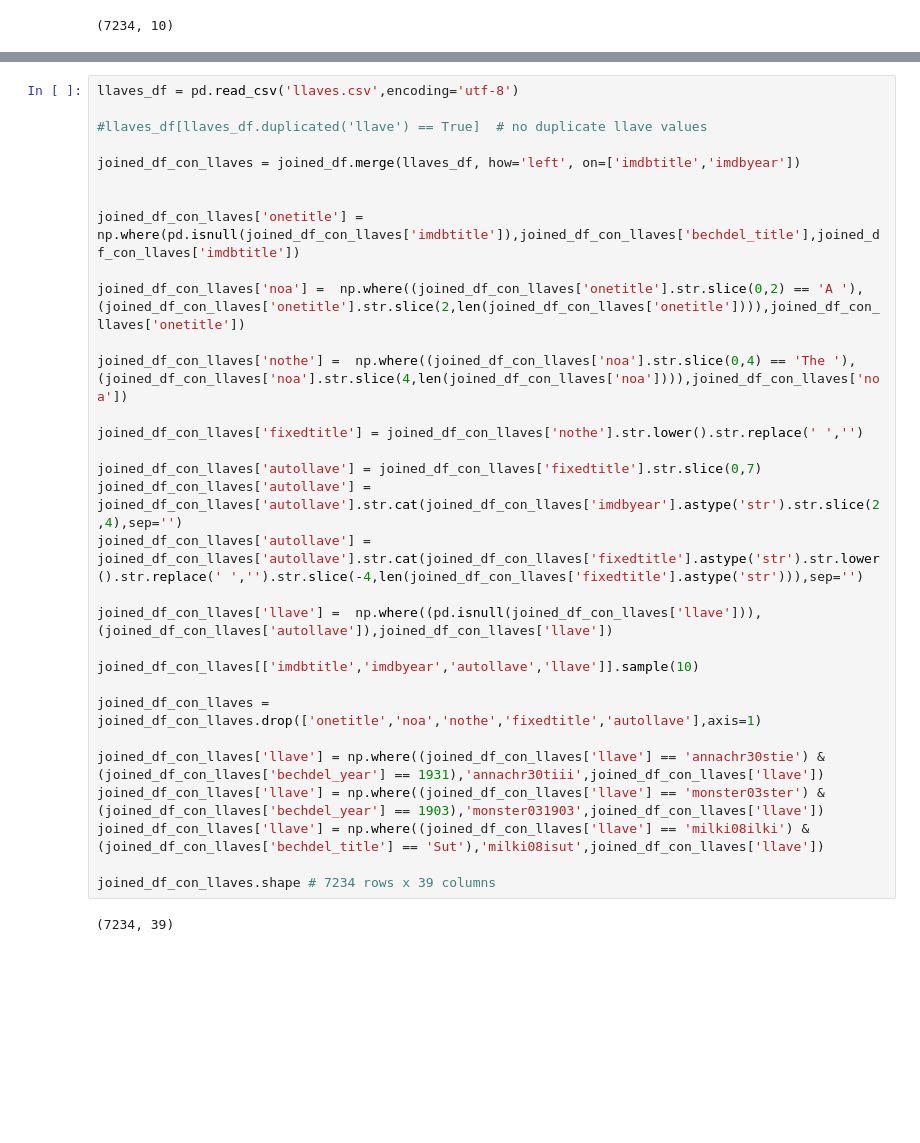
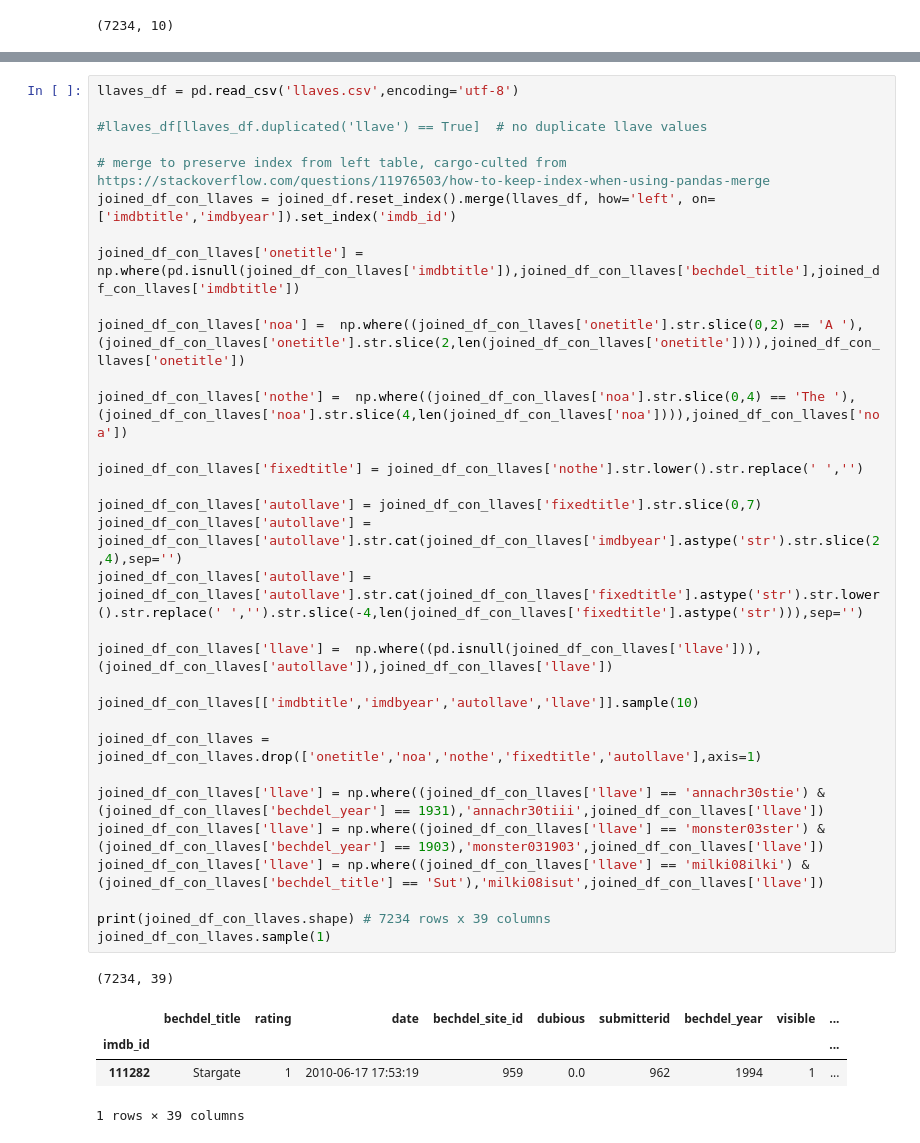
Before and after one commit to raddick/movies, a Jupyter notebook: 5. Join all datasets.ipynb, the cells around one changed output, grey strips where cells are left out. Drawn from its saved outputs; the diff is of its cells as text; blank space fills up the shorter version.

```diff
--- a/5. Join all datasets.ipynb
+++ b/5. Join all datasets.ipynb
@@ -69,36 +74,41 @@ joined_df.shape
 # %%
 llaves_df = pd.read_csv('llaves.csv',encoding='utf-8')
 
 #llaves_df[llaves_df.duplicated('llave') == True]  # no duplicate llave values
 
-joined_df_con_llaves = joined_df.merge(llaves_df, how='left', on=['imdbtitle','imdbyear'])
-
+# merge to preserve index from left table, cargo-culted from https://stackoverflow.com/questions/11976503/how-to-keep-index-when-using-pandas-merge
+joined_df_con_llaves = joined_df.reset_index().merge(llaves_df, how='left', on=['imdbtitle','imdbyear']).set_index('imdb_id')
 
 joined_df_con_llaves['onetitle'] = np.where(pd.isnull(joined_df_con_llaves['imdbtitle']),joined_df_con_llaves['bechdel_title'],joined_df_con_llaves['imdbtitle'])
 
 joined_df_con_llaves['noa'] =  np.where((joined_df_con_llaves['onetitle'].str.slice(0,2) == 'A '),(joined_df_con_llaves['onetitle'].str.slice(2,len(joined_df_con_llaves['onetitle']))),joined_df_con_llaves['onetitle'])
 
 joined_df_con_llaves['nothe'] =  np.where((joined_df_con_llaves['noa'].str.slice(0,4) == 'The '),(joined_df_con_llaves['noa'].str.slice(4,len(joined_df_con_llaves['noa']))),joined_df_con_llaves['noa'])
 
 joined_df_con_llaves['fixedtitle'] = joined_df_con_llaves['nothe'].str.lower().str.replace(' ','')
 
 joined_df_con_llaves['autollave'] = joined_df_con_llaves['fixedtitle'].str.slice(0,7)
 joined_df_con_llaves['autollave'] = joined_df_con_llaves['autollave'].str.cat(joined_df_con_llaves['imdbyear'].astype('str').str.slice(2,4),sep='')
 joined_df_con_llaves['autollave'] = joined_df_con_llaves['autollave'].str.cat(joined_df_con_llaves['fixedtitle'].astype('str').str.lower().str.replace(' ','').str.slice(-4,len(joined_df_con_llaves['fixedtitle'].astype('str'))),sep='')
 
 joined_df_con_llaves['llave'] =  np.where((pd.isnull(joined_df_con_llaves['llave'])),(joined_df_con_llaves['autollave']),joined_df_con_llaves['llave'])
 
 joined_df_con_llaves[['imdbtitle','imdbyear','autollave','llave']].sample(10)
 
 joined_df_con_llaves = joined_df_con_llaves.drop(['onetitle','noa','nothe','fixedtitle','autollave'],axis=1)
 
 joined_df_con_llaves['llave'] = np.where((joined_df_con_llaves['llave'] == 'annachr30stie') & (joined_df_con_llaves['bechdel_year'] == 1931),'annachr30tiii',joined_df_con_llaves['llave'])
 joined_df_con_llaves['llave'] = np.where((joined_df_con_llaves['llave'] == 'monster03ster') & (joined_df_con_llaves['bechdel_year'] == 1903),'monster031903',joined_df_con_llaves['llave'])
 joined_df_con_llaves['llave'] = np.where((joined_df_con_llaves['llave'] == 'milki08ilki') & (joined_df_con_llaves['bechdel_title'] == 'Sut'),'milki08isut',joined_df_con_llaves['llave'])
 
-joined_df_con_llaves.shape # 7234 rows x 39 columns
+print(joined_df_con_llaves.shape) # 7234 rows x 39 columns
+joined_df_con_llaves.sample(1)
 # %% [output]
 (7234, 39)
+|  | bechdel_title | rating | date | bechdel_site_id | dubious | submitterid | bechdel_year | visible | ... |
+| imdb_id |  |  |  |  |  |  |  |  | ... |
+| 111282 | Stargate | 1 | 2010-06-17 17:53:19 | 959 | 0.0 | 962 | 1994 | 1 | ... |
+1 rows × 39 columns
 # %%
 boxofficemojo_df = pd.read_csv('boxofficemojo2000s.csv',encoding='utf-8')
 boxofficemojo_df = boxofficemojo_df.rename(columns = {'key': 'llave', 'title': 'title_boxofficemojo','studio': 'studio_boxofficemojo'})
```
Also changed, not shown: parts of 8 cells of this notebook, 5 other files.
